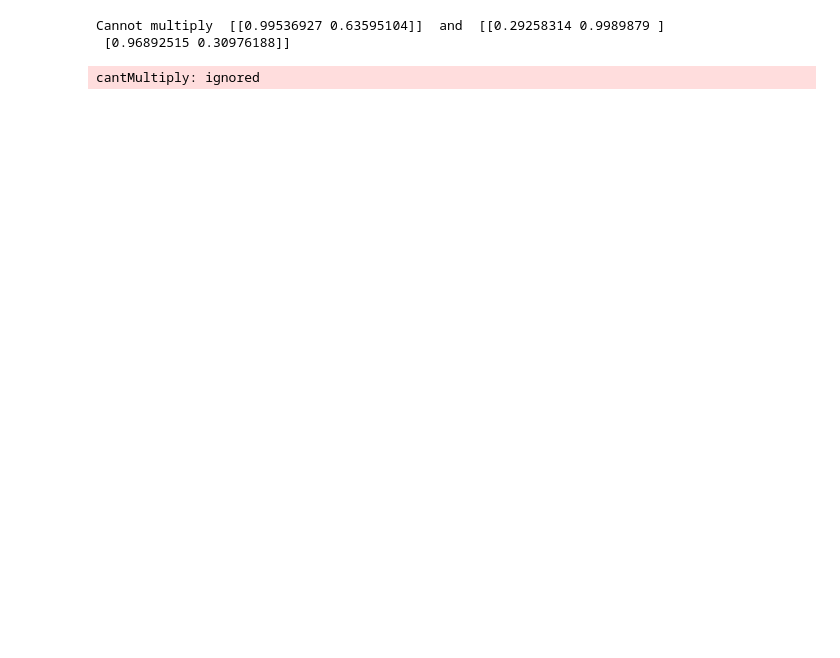
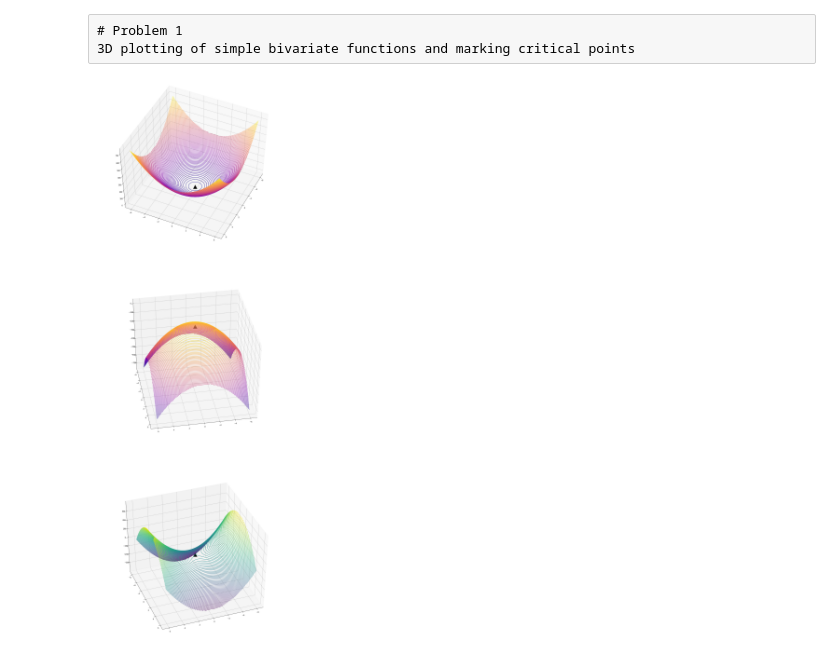
Before and after one commit to nspeer12/AI_CAP4630, a Jupyter notebook: hw2.ipynb, the cells around one changed output. Drawn from its saved outputs; the diff is of its cells as text; code cells hidden in the pictures; blank space fills up the shorter version.

```diff
--- a/hw2.ipynb
+++ b/hw2.ipynb
@@ -51,8 +2,0 @@ print(multiply_np_matricies(goodMatricies))
-# %%
-# test our program with compatible matricies
-badMatricies = [np.random.rand(2,2), np.random.rand(1,2)]
-print(multiply_np_matricies(badMatricies))
-# %% [output]
-Cannot multiply  [[0.99536927 0.63595104]]  and  [[0.29258314 0.9989879 ]
- [0.96892515 0.30976188]]
-cantMultiply: ignored
@@ -58,0 +9,36 @@ cantMultiply: ignored
+# %% [raw]
+# Problem 1
+3D plotting of simple bivariate functions and marking critical points
+# %%
+def upward_paraboloid(x, y):
+  return (10 * x**2) + (10 * y**2)
+
+def downward_paraboloid(x, y):
+  return (-10 * x**2) + (-10 * y**2)
+
+def hyperbolic_paraboloid(x, y):
+    return (10 * x**2) - (10 * y**2)
+# %%
+X = [np.linspace(-6, 6, 100),np.linspace(-6, 6, 100)]
+X[0], X[1] = np.meshgrid(X[0], X[1])
+y1 = upward_paraboloid(X[0], X[1])
+y2 = downward_paraboloid(X[0],X[1])
+y3 = hyperbolic_paraboloid(X[0],X[1])
+# %%
+fig, axs = plt.subplots(3, subplot_kw=dict(projection='3d'), figsize=(20,60))
+
+axs[0].scatter(0,0,0, s=500, c='black', marker='^')
+axs[0].contour3D(X[0], X[1], y1, 100, cmap='plasma')
+axs[0].view_init(50, 25)
+
+axs[1].contour3D(X[0], X[1], y2, 100, cmap='plasma')
+axs[1].scatter(0,0,0, s=500, c='black', marker='^')
+axs[1].view_init(40, 80)
+
+axs[2].contour3D(X[0], X[1], y3, 100, cmap='viridis')
+axs[2].scatter(0,0,0, s=500, c='black', marker='^')
+axs[2].view_init(40,70)
+
+plt.show()
+# %% [output]
+[figure, added]
```
Also changed, not shown: parts of 19 cells of this notebook.
